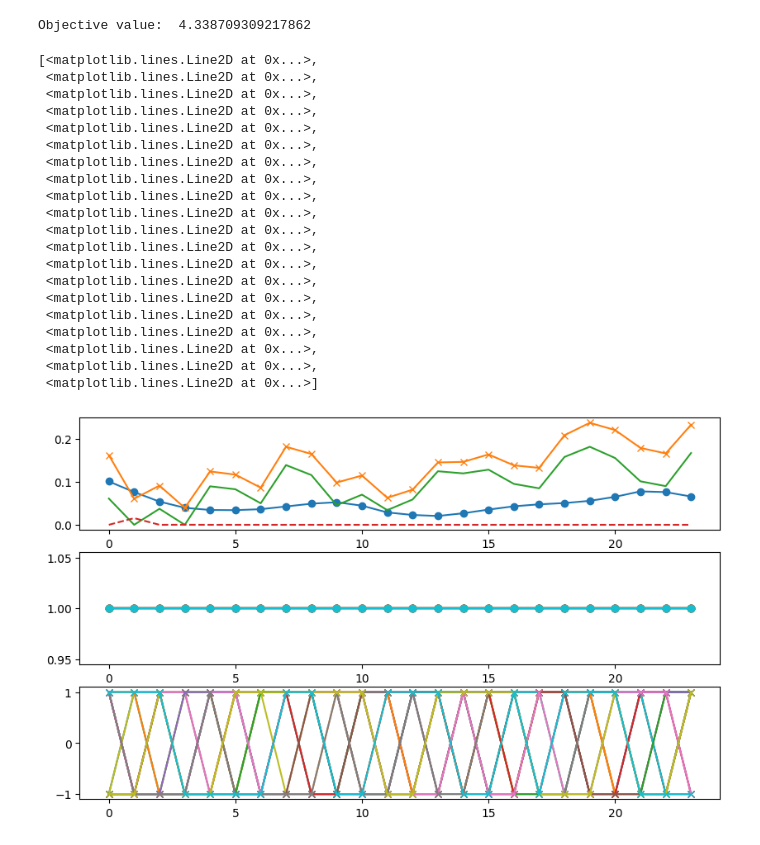
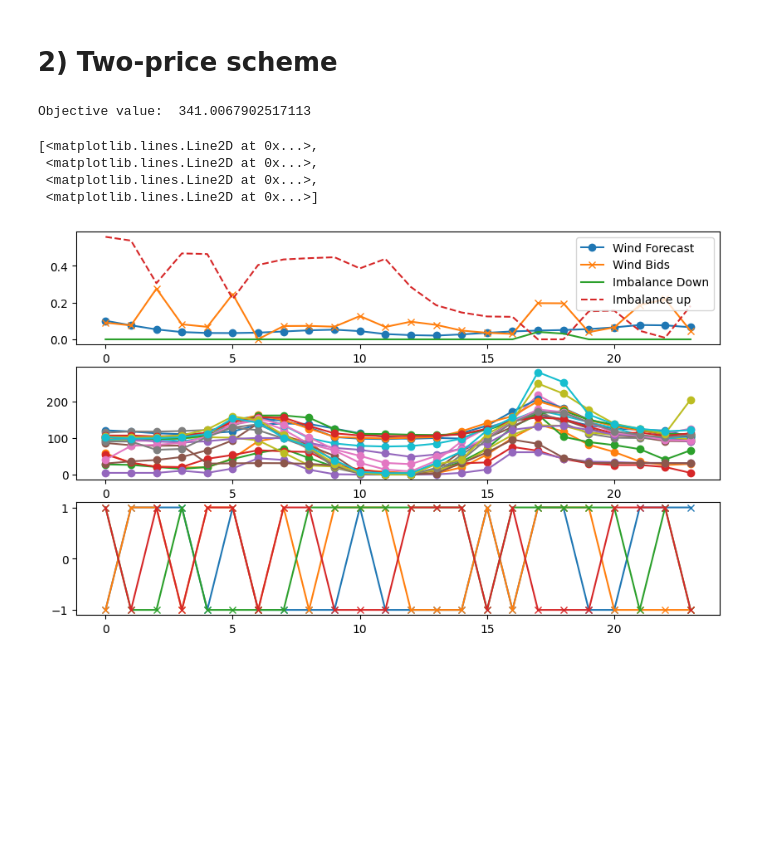
Before and after one commit to MatthieuJacobsDESL/renewables_in_electricity_markets_ass2, a Jupyter notebook: step1.1.ipynb, the cells around one changed output. Cells and saved outputs as stored; diff of their text form; code cells hidden in the pictures; blank space fills up the shorter version.

```diff
--- a/step1.1.ipynb
+++ b/step1.1.ipynb
@@ -10,15 +10,15 @@ with open('InputData/Scenarios.pkl', 'rb') as file:
     data = pickle.load(file)
 wind_forecast = data['wind_data_da']
 spot_forecast = data['spot_prices']
-spot_forecast = np.ones(np.shape(spot_forecast))
+# spot_forecast = np.ones(np.shape(spot_forecast))
 imbalance_forecast = data['imbalance']
-n1=20; n2=20; n3=20; n_scenarios = [n1,n2,n3]
+n1=20; n2=20; n3=4; n_scenarios = [n1,n2,n3]
 print(np.shape(wind_forecast))
 print(np.shape(spot_forecast))
 print(np.shape(imbalance_forecast))
 
-f_up= 1.1
-f_down = 0.9
+f_up= 1.25
+f_down = 0.85
 # %% [output]
 (24, 20)
 (24, 20)
@@ -91,0 +137,11 @@ Text(0.5, 1.0, 'Cumulative Distribution Function of Profit')
+# %%
+# combine scenarios and shuffle them
+import itertools
+
+combined_scenarios = list(itertools.product(range(n1), range(n2), range(n3)))
+shuffled_scenarios = np.random.permutation(combined_scenarios)
+# %%
+# nb_scenarios to consider
+n_scenarios = 100
+scenarios_id = shuffled_scenarios[:n_scenarios, :] # take the first n_scenarios as the in-sample scenarios
+wind_bids, prob, imbalances, imbalances_up, imbalances_down= wpb.wind_pp_bidding_2(wind_forecast[:, scenarios_id[:, 0]], spot_forecast[:, scenarios_id[:, 1]], imbalance_forecast[:, scenarios_id[:, 2]], f_up, f_down, price_scheme='one_price')
@@ -92,40 +191,26 @@ Text(0.5, 1.0, 'Cumulative Distribution Function of Profit')
+# %% [markdown]
+# 2) Two-price scheme
 # %%
-wind_bids, prob, imbalances, imbalances_up, imbalances_down= wpb.wind_pp_bidding(wind_forecast[:,:n1], spot_forecast[:,:n2], imbalance_forecast[:,:n3], n_scenarios, f_up, f_down, price_scheme='two_price')
+wind_bids, prob, imbalances, imbalances_up, imbalances_down= wpb.wind_pp_bidding_2(wind_forecast[:, scenarios_id[:, 0]], spot_forecast[:, scenarios_id[:, 1]], imbalance_forecast[:, scenarios_id[:, 2]], f_up, f_down, price_scheme='two_price')
 # %% [output]
-Objective value:  4.338709309217862
+Objective value:  341.0067902517113
 # %%
 # Visualize the selected wind bids
 plt.figure(figsize=(10, 6))
 plt.subplot(311)
 plt.plot(wind_forecast[:,:1], label='Wind Forecast', marker='o')
 plt.plot(wind_bids, label='Wind Bids', marker='x')
-plt.plot(imbalances_down[:,:1])
-plt.plot(imbalances_up[:,:1], '--')
-plt.plot()
+plt.plot(imbalances_down[:,:1], label='Imbalance Down')
+plt.plot(imbalances_up[:,:1], label='Imbalance up', linestyle='--')
+plt.legend()
 plt.subplot(312)
 plt.plot(spot_forecast[:,:n1], label='Spot Prices', marker='o')
 plt.subplot(313)
 plt.plot(imbalance_forecast[:,:n3], label='Imbalance Prices', marker='x')
 # %% [output]
 [<matplotlib.lines.Line2D at 0x...>,
  <matplotlib.lines.Line2D at 0x...>,
  <matplotlib.lines.Line2D at 0x...>,
- <matplotlib.lines.Line2D at 0x...>,
- <matplotlib.lines.Line2D at 0x...>,
- <matplotlib.lines.Line2D at 0x...>,
- <matplotlib.lines.Line2D at 0x...>,
- <matplotlib.lines.Line2D at 0x...>,
- <matplotlib.lines.Line2D at 0x...>,
- <matplotlib.lines.Line2D at 0x...>,
- <matplotlib.lines.Line2D at 0x...>,
- <matplotlib.lines.Line2D at 0x...>,
- <matplotlib.lines.Line2D at 0x...>,
- <matplotlib.lines.Line2D at 0x...>,
- <matplotlib.lines.Line2D at 0x...>,
- <matplotlib.lines.Line2D at 0x...>,
- <matplotlib.lines.Line2D at 0x...>,
- <matplotlib.lines.Line2D at 0x...>,
- <matplotlib.lines.Line2D at 0x...>,
  <matplotlib.lines.Line2D at 0x...>]
-[figure, old version]
+[figure, new version]
 # %%
```
Also changed, not shown: parts of 23 cells of this notebook, 3 other files.
